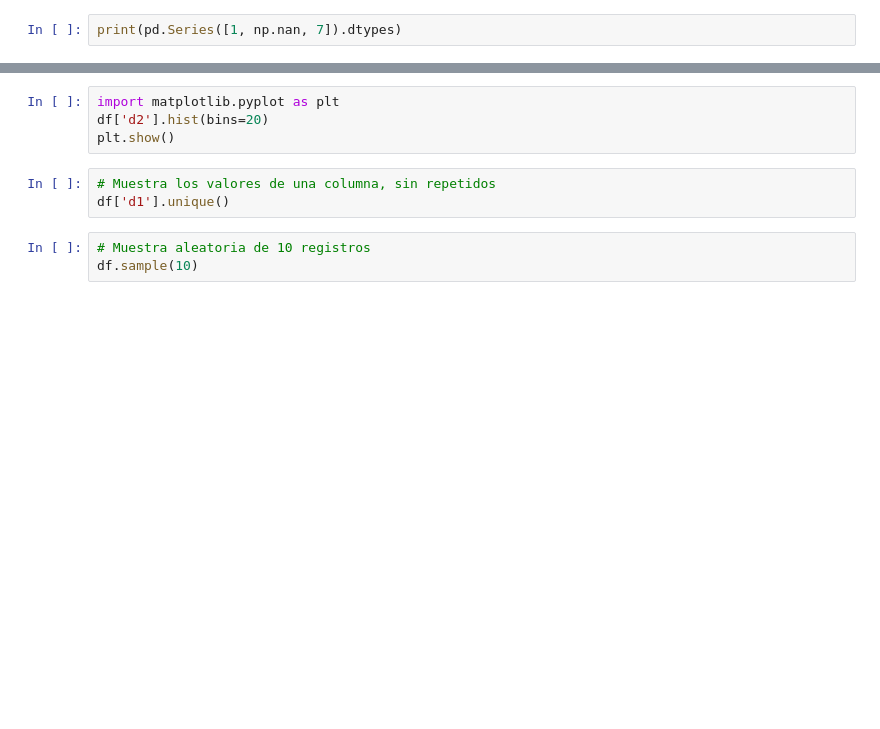
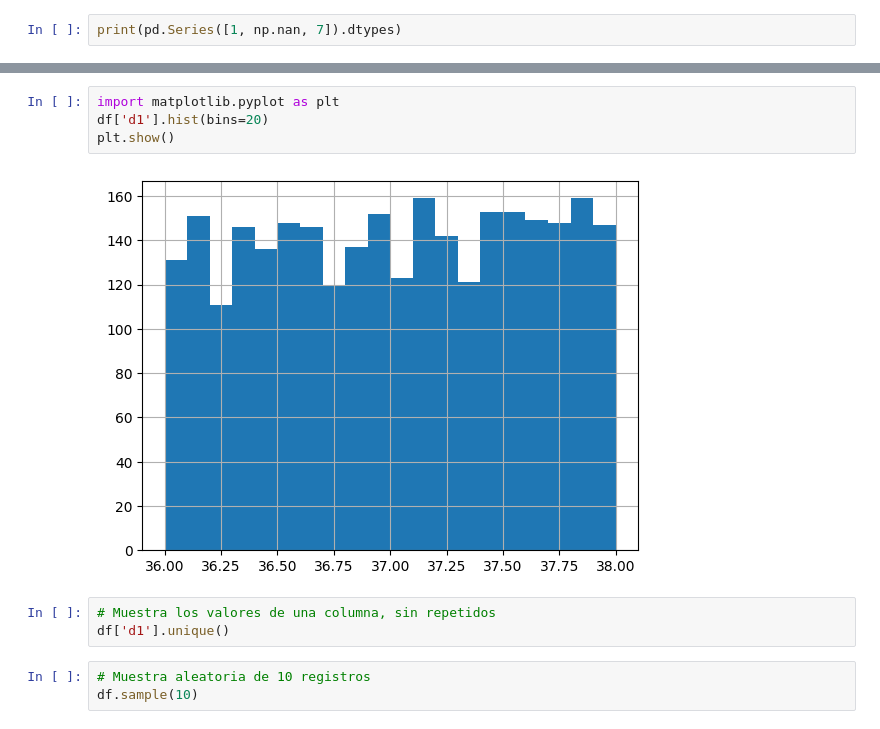
Before and after one commit to GermanStanzione/TT-2C2025-Data-Analitycs-Notebooks, a Jupyter notebook: After_class_4/Mia/After_Class_Datos_nulos_y_duplicados.ipynb, the cells around one changed output, grey strips where cells are left out. Saved outputs shown, nothing was run; the diff lists cells and outputs as text; blank space fills up the shorter version.

```diff
--- a/After_class_4/Mia/After_Class_Datos_nulos_y_duplicados.ipynb
+++ b/After_class_4/Mia/After_Class_Datos_nulos_y_duplicados.ipynb
@@ -240,7 +352,9 @@ df['d1'].value_counts()
 # %%
 import matplotlib.pyplot as plt
-df['d2'].hist(bins=20)
+df['d1'].hist(bins=20)
 plt.show()
+# %% [output]
+[figure, added]
 # %%
 # Muestra los valores de una columna, sin repetidos
 df['d1'].unique()
```
Also changed, not shown: parts of 23 cells of this notebook.
